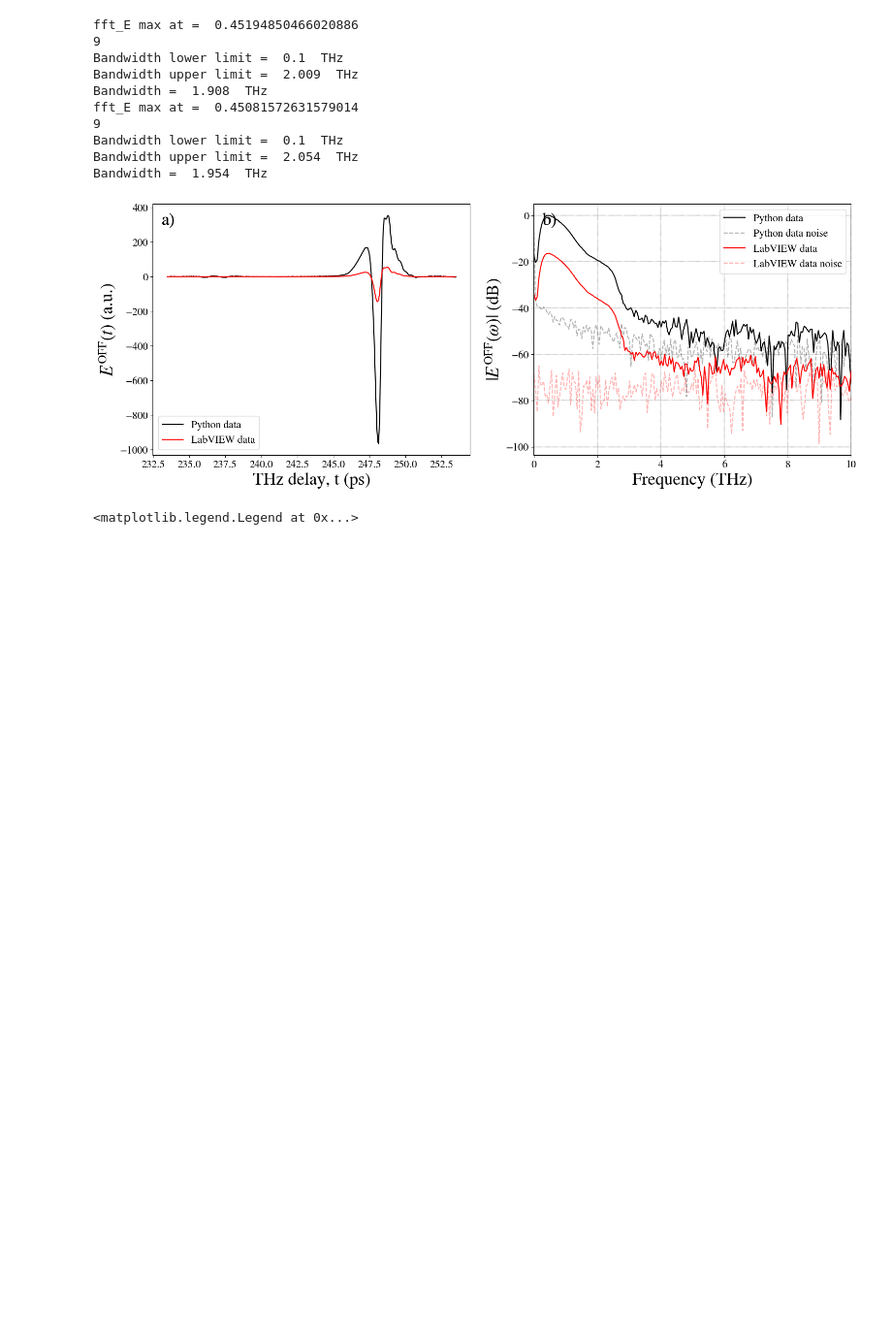
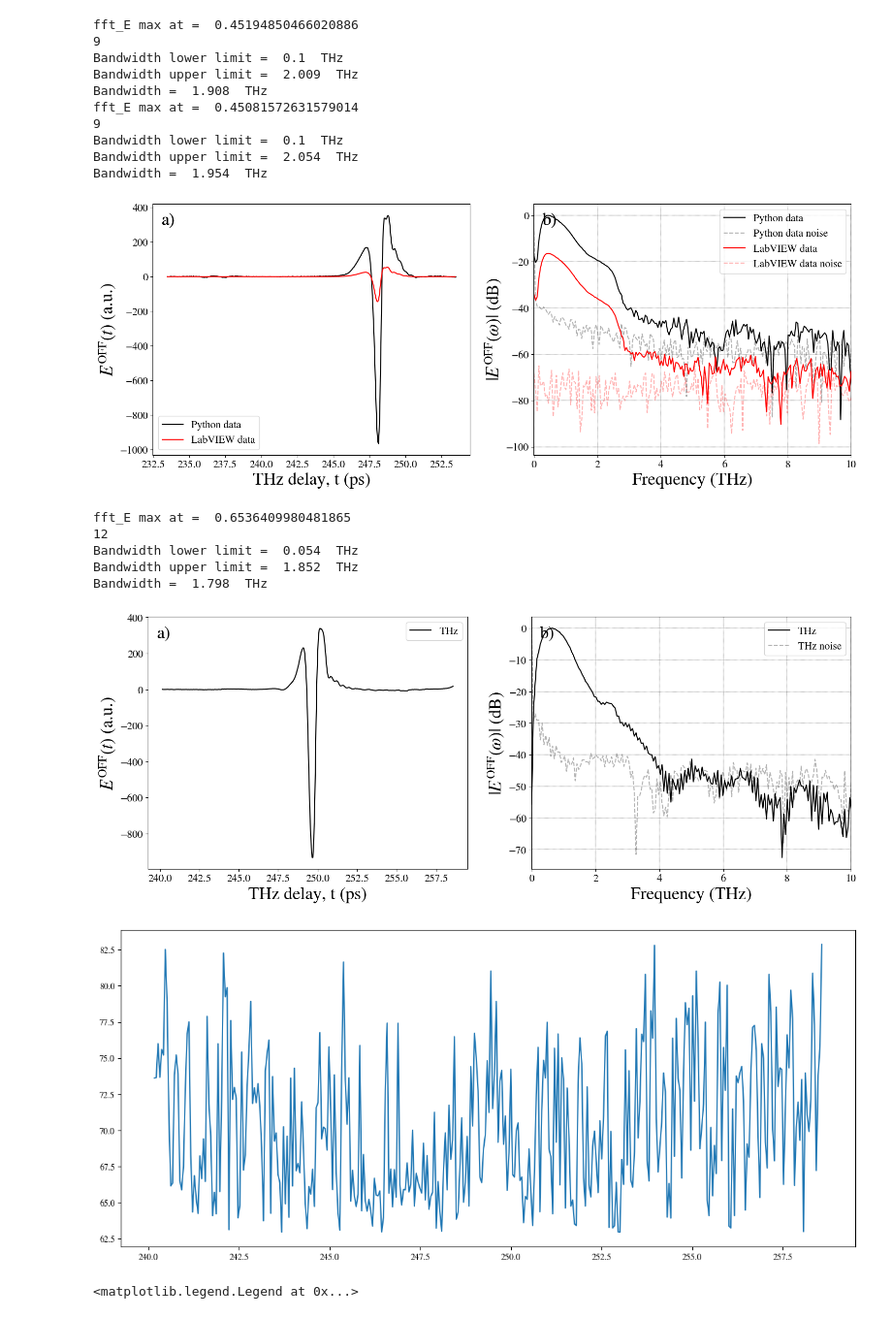
Before and after one commit to AldricGoh/Joyce-THz-Lab, a Jupyter notebook: data analysis/analysis_basic.ipynb, the cells around one changed output. Shown at 97% size. Saved outputs shown, nothing was run; the diff lists cells and outputs as text; code cells hidden in the pictures; blank space fills up the shorter version.

```diff
--- a/data analysis/analysis_basic.ipynb
+++ b/data analysis/analysis_basic.ipynb
@@ -409,6 +599,29 @@ Bandwidth lower limit =  0.1  THz
 Bandwidth upper limit =  2.054  THz
 Bandwidth =  1.954  THz
 [figure]
+# %%
+dataframe = generate_cleaned_up_dataframe("D:/Aldric/Data/250929/1_test_dark THz.txt")
+BW_lower_index, max_fft_E_off_index, BW_upper_index, bandwidth = extract_bandwidth(dataframe)
+dark_spec_fig, dark_axs = plt.subplots(ncols=2,
+                                        figsize=figure_size_2,
+                                        gridspec_kw={'hspace': 0,
+                                                    'wspace': 0.2})
+dark_axs = plot_dark_spectrum(dark_axs,
+                              dataframe,
+                              label='THz',
+                              color='black',
+                              legend=True)
+plt.figure(figsize=figure_size_1)
+plt.plot(dataframe["Delay (s)"]*10e11, dataframe["D"])
+plt.show()
+# %% [output]
+fft_E max at =  0.6536409980481865
+12
+Bandwidth lower limit =  0.054  THz
+Bandwidth upper limit =  1.852  THz
+Bandwidth =  1.798  THz
+[figure, added]
+[figure, added]
 # %%
 spec_fig, spec_axs = plt.subplots(ncols=2,
                                   figsize=figure_size_2,
```
Also changed, not shown: parts of 23 cells of this notebook, 26 other files.
